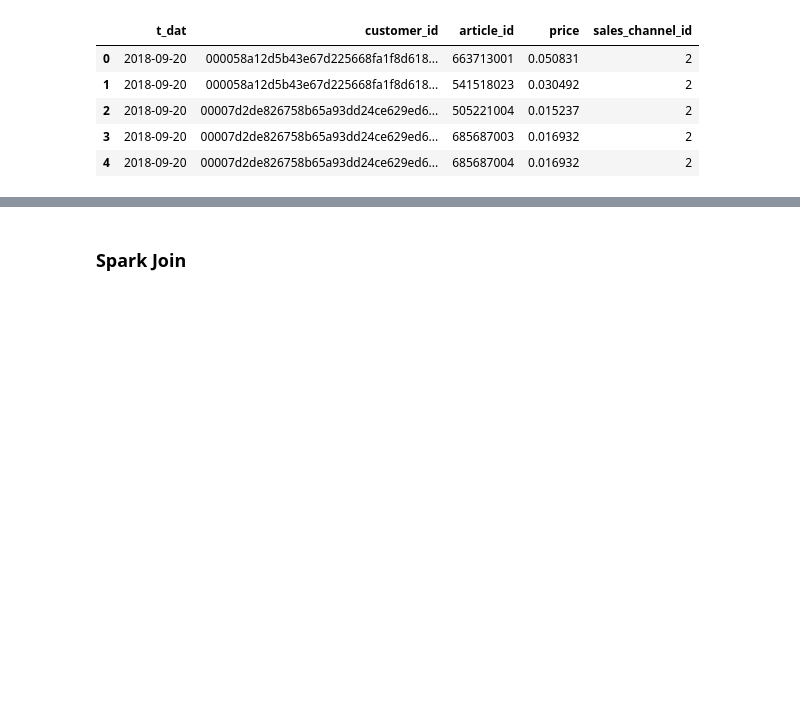
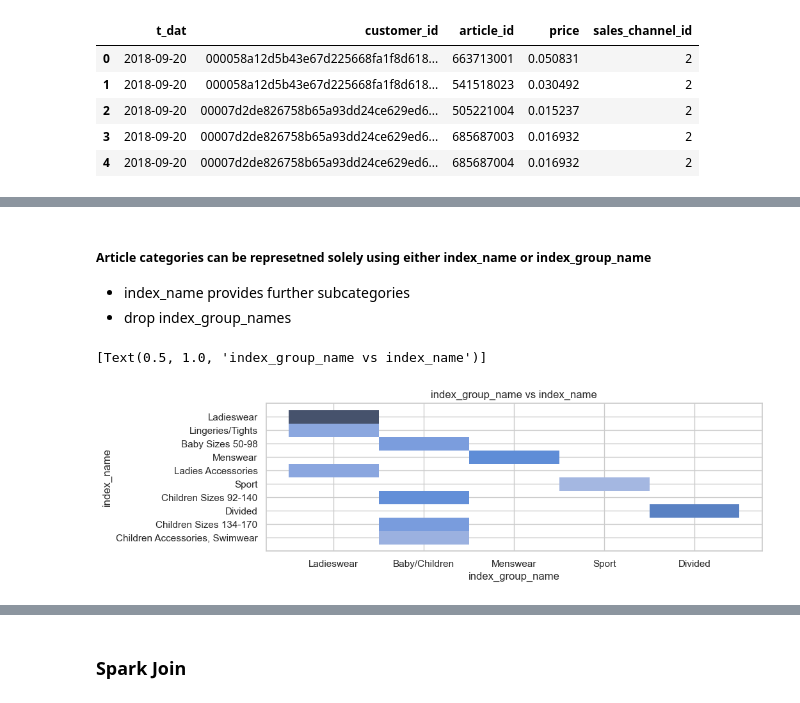
Before and after one commit to emmanuel-ashaye/cs-5304-final-project-fashion-forward, a Jupyter notebook: p1.ipynb, the cells around one changed output, grey strips where cells are left out. Saved outputs shown, nothing was run; the diff lists cells and outputs as text; code cells hidden in the pictures; blank space fills up the shorter version.

Commit message:
retain index_name and drop index_group_name

```diff
--- a/p1.ipynb
+++ b/p1.ipynb
@@ -100,0 +108,10 @@ KeyError: "['product_code', 'product_type_no', 'graphical_appearance_no', 'colou
+# %% [markdown]
+##### Article categories can be represetned solely using either index_name or index_group_name
+* index_name provides further subcategories
+* drop index_group_names
+# %%
+sns.set_style('whitegrid')
+sns.histplot(articles_df, x="index_group_name", y="index_name").set(title='index_group_name vs index_name')
+# %% [output]
+[Text(0.5, 1.0, 'index_group_name vs index_name')]
+[figure, added]
```
Also changed, not shown: parts of 9 cells of this notebook.
